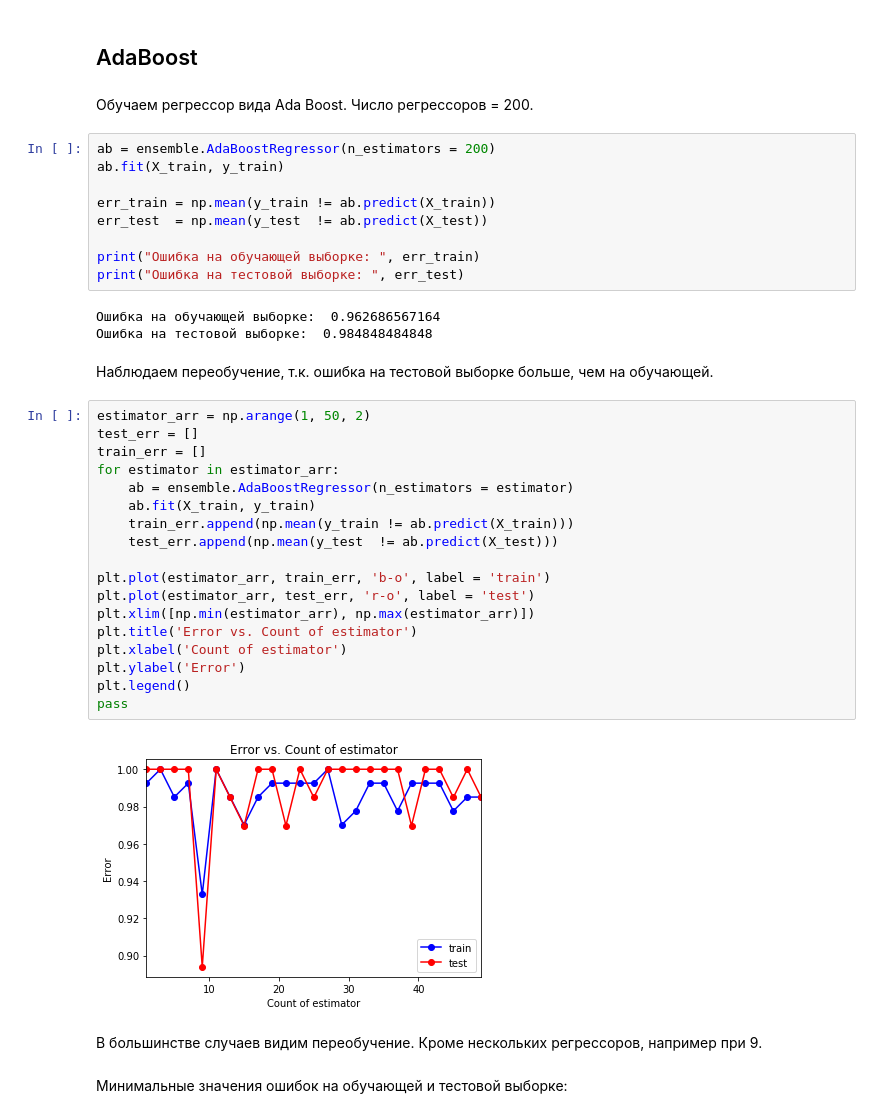
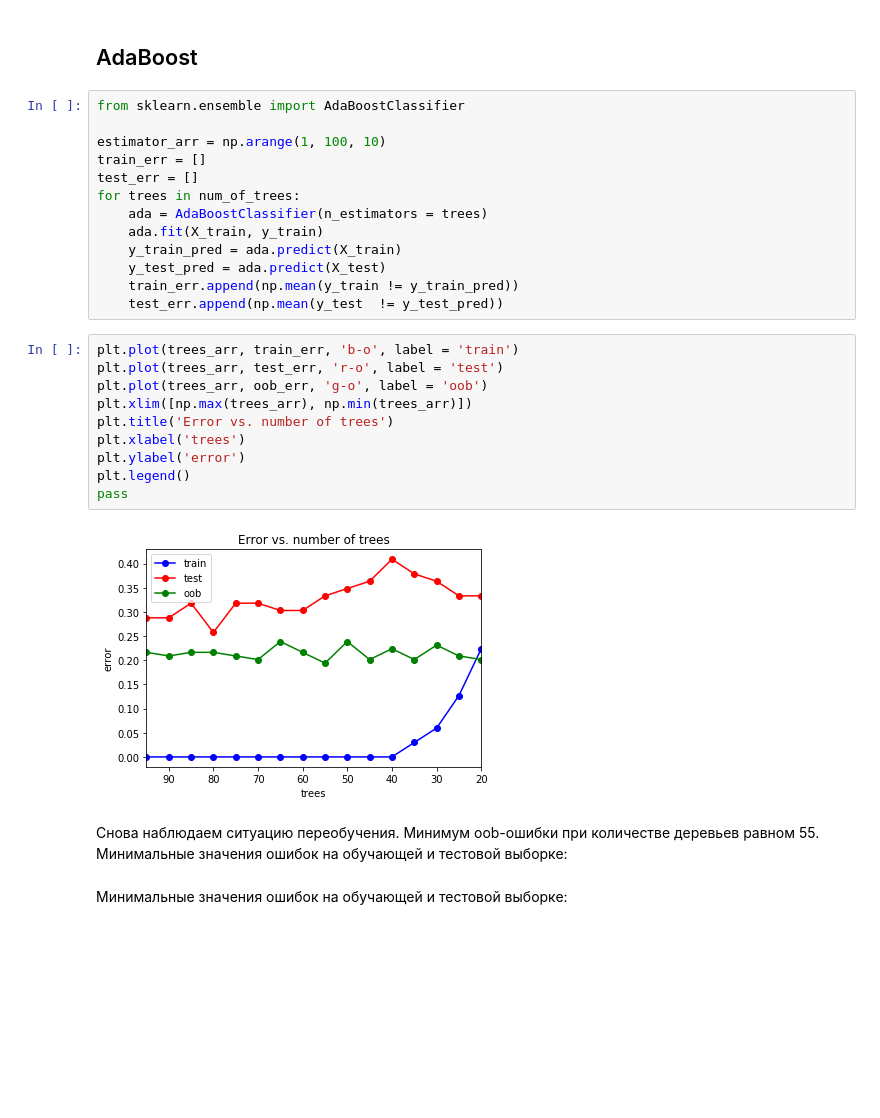
Before and after one commit to DavidFalcon/unn_mag, a Jupyter notebook: settlers.ipynb, the cells around one changed output. Drawn from its saved outputs; the diff is of its cells as text; blank space fills up the shorter version.

```diff
--- a/settlers.ipynb
+++ b/settlers.ipynb
@@ -963,43 +1018,32 @@ print(trees_opt)
 # %% [markdown]
 ## AdaBoost
-# %% [markdown]
-Обучаем регрессор вида Ada Boost. Число регрессоров = 200.
-# %%
-ab = ensemble.AdaBoostRegressor(n_estimators = 200)
-ab.fit(X_train, y_train)
-
-err_train = np.mean(y_train != ab.predict(X_train))
-err_test  = np.mean(y_test  != ab.predict(X_test))
-
-print("Ошибка на обучающей выборке: ", err_train)
-print("Ошибка на тестовой выборке: ", err_test)
-# %% [output]
-Ошибка на обучающей выборке:  0.962686567164
-Ошибка на тестовой выборке:  0.984848484848
-# %% [markdown]
-Наблюдаем переобучение, т.к. ошибка на тестовой выборке больше, чем на обучающей.
+# %%
+from sklearn.ensemble import AdaBoostClassifier
+
+estimator_arr = np.arange(1, 100, 10)
+train_err = []
+test_err = []
+for trees in num_of_trees:
+    ada = AdaBoostClassifier(n_estimators = trees)
+    ada.fit(X_train, y_train)
+    y_train_pred = ada.predict(X_train)
+    y_test_pred = ada.predict(X_test)
+    train_err.append(np.mean(y_train != y_train_pred))
+    test_err.append(np.mean(y_test  != y_test_pred))
 # %%
-estimator_arr = np.arange(1, 50, 2)
-test_err = []
-train_err = []
-for estimator in estimator_arr:
-    ab = ensemble.AdaBoostRegressor(n_estimators = estimator)
-    ab.fit(X_train, y_train)
-    train_err.append(np.mean(y_train != ab.predict(X_train)))
-    test_err.append(np.mean(y_test  != ab.predict(X_test)))
-
-plt.plot(estimator_arr, train_err, 'b-o', label = 'train')
-plt.plot(estimator_arr, test_err, 'r-o', label = 'test')
-plt.xlim([np.min(estimator_arr), np.max(estimator_arr)])
-plt.title('Error vs. Count of estimator')
-plt.xlabel('Count of estimator')
-plt.ylabel('Error')
+plt.plot(trees_arr, train_err, 'b-o', label = 'train')
+plt.plot(trees_arr, test_err, 'r-o', label = 'test')
+plt.plot(trees_arr, oob_err, 'g-o', label = 'oob')
+plt.xlim([np.max(trees_arr), np.min(trees_arr)])
+plt.title('Error vs. number of trees')
+plt.xlabel('trees')
+plt.ylabel('error')
 plt.legend()
 pass
 # %% [output]
-[figure, old version]
+[figure, new version]
-# %% [markdown]
-В большинстве случаев видим переобучение. Кроме нескольких регрессоров, например при 9.
+# %% [markdown]
+Снова наблюдаем ситуацию переобучения. Минимум oob-ошибки при количестве деревьев равном 55. Минимальные значения ошибок на обучающей и тестовой выборке:
 # %% [markdown]
 Минимальные значения ошибок на обучающей и тестовой выборке:
 # %%
```
Also changed, not shown: parts of 86 cells of this notebook.
